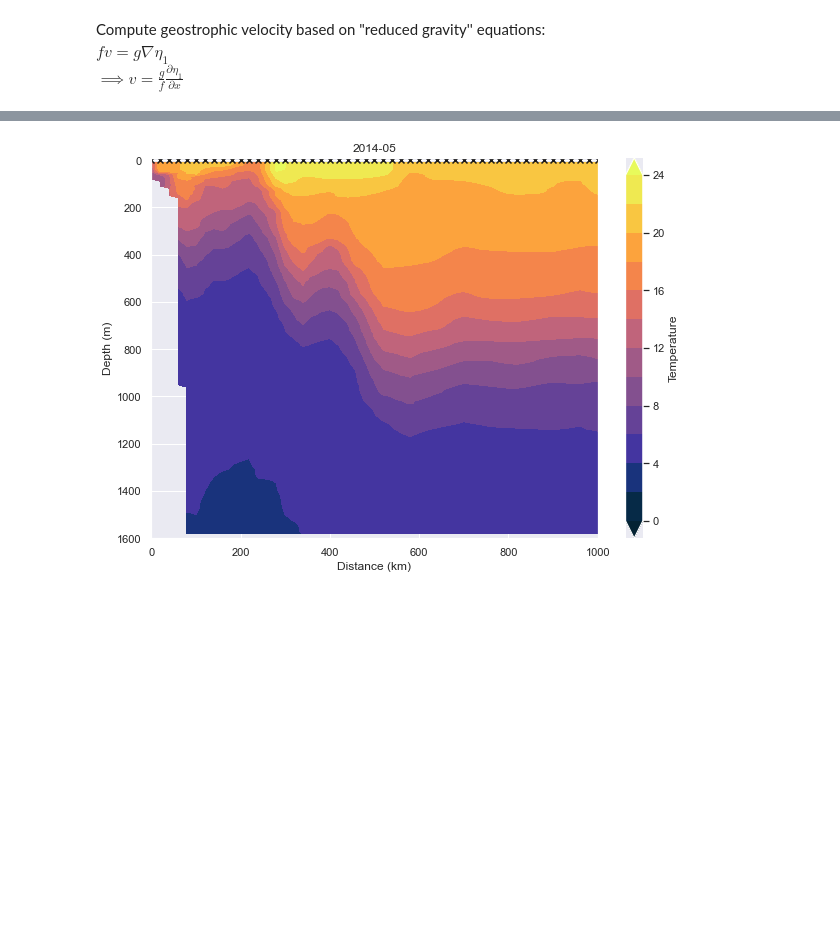
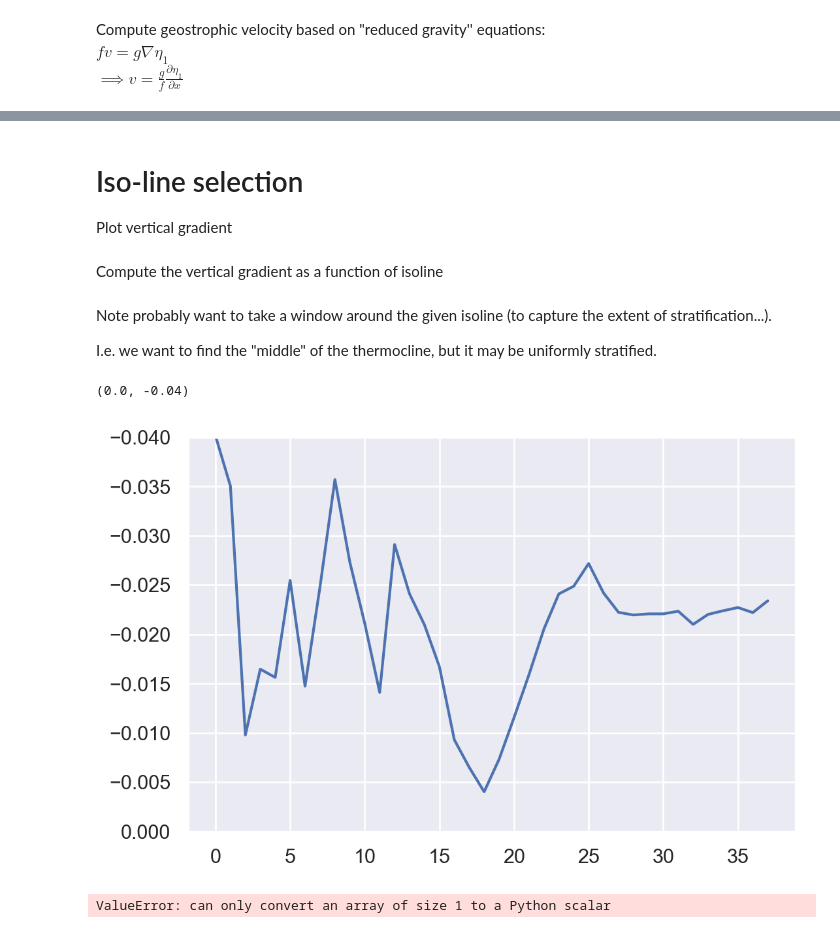
Before and after one commit to ktcarr/12.843, a Jupyter notebook: lab2/lab2_analysis.ipynb, the cells around one changed output, grey strips where cells are left out. Cells and saved outputs as stored; diff of their text form; code cells hidden in the pictures; blank space fills up the shorter version.

```diff
--- a/lab2/lab2_analysis.ipynb
+++ b/lab2/lab2_analysis.ipynb
@@ -290,18 +220,52 @@ plt.show()
-# %%
-i = 0 # time index to plot
-fig, ax = plt.subplots(figsize=(10,7)) # create canvas for plotting
-p = ax.contourf(data.dist, data.depth, data.isel(time=i)['T'].T, cmap='cmo.thermal',
-               levels=np.arange(0,25,2), extend='both') # create contour plot
-ax.scatter(data.dist, np.zeros(len(data.dist)),marker='x', color='k')
-cb = fig.colorbar(p, orientation='vertical', label=r'Temperature') # create colorbar
-ax.set_ylabel('Depth (m)')
-ax.set_xlabel('Distance (km)')
-ax.set_ylim([-10,1600])
-time = data.time.isel(time=i)
-y    = time.dt.year.values.item()
-m    = time.dt.month.values.item()
-ax.set_title(f'{y}-{m:02d}')
-plt.gca().invert_yaxis() # reverse order of y axis so that depth decreases going down
-plt.show()
-# %% [output]
-[figure, removed]
+# %% [markdown]
+# Iso-line selection
+Plot vertical gradient
+# %% [markdown]
+Compute the vertical gradient as a function of isoline
+# %% [markdown]
+Note probably want to take a window around the given isoline (to capture the extent of stratification...).
+
+I.e. we want to find the "middle" of the thermocline, but it may be uniformly stratified.
+# %%
+def get_mean_zgrad(data, iso, delta):
+    '''Get mean vertical gradient given dataarray and iso-line. Delta is the window to avg over.'''
+    valid_idx  = np.where(~np.isnan(iso.values))[0] # get non-NaN slices (required for argmin)
+    valid_dist = iso.dist.isel(dist=valid_idx)
+    iso_       = iso.sel(dist=valid_dist)
+    zgrad      = data.sel(dist=valid_dist).differentiate('depth')
+    L = np.abs(zgrad.depth.values - iso_.values[:,None]) # compute distances
+    min_idx = np.nanargmin(L, axis=1)
+
+    # Loop through distances to compute vertical gradient at each location
+    zgrads = []
+    for d,i in zip(zgrad.dist, min_idx):
+        zgrads.append(zgrad.sel(dist=d).isel(depth=slice(i-delta, i+delta)).mean('depth').values.item())
+
+    return zgrads
+# %%
+plt.plot(get_mean_zgrad(data.isel(time=0)['T'], iso = iso, delta=20))
+plt.ylim([0,-.04])
+# %% [output]
+(0.0, -0.04)
+[figure, added]
+# %%
+name = 'T'
+
+for iso_level in [np.arange(4,23)]:
+
+    iso = get_iso(data_[name], x=iso_level) # compute depth of isoline
+
+    valid_idx  = np.where(~np.isnan(iso.values))[0]
+    valid_dist = iso.dist.isel(dist=valid_idx)
+    iso_      = iso.sel(dist=valid_dist)
+    zgrad     = data.isel(time=time_idx).sel(dist=valid_dist).differentiate('depth')[name]
+    L = np.abs(zgrad.depth.values - iso_.values[:,None]) # compute distances
+    min_idx = np.nanargmin(L, axis=1)
+
+    # Loop through distances to compute vertical gradient at each location
+    zgrads = []
+    delta = 20 # sliding window to use (i.e. vertical gradient averaged over double this width; must be integer)
+    for d,i in zip(zgrad.dist, min_idx):
+        zgrads.append(zgrad.sel(dist=d).isel(depth=slice(i-delta, i+delta)).mean('depth').values.item())
+# %% [output]
+ValueError: can only convert an array of size 1 to a Python scalar
```
Also changed, not shown: parts of 17 cells of this notebook, 1 other file.
